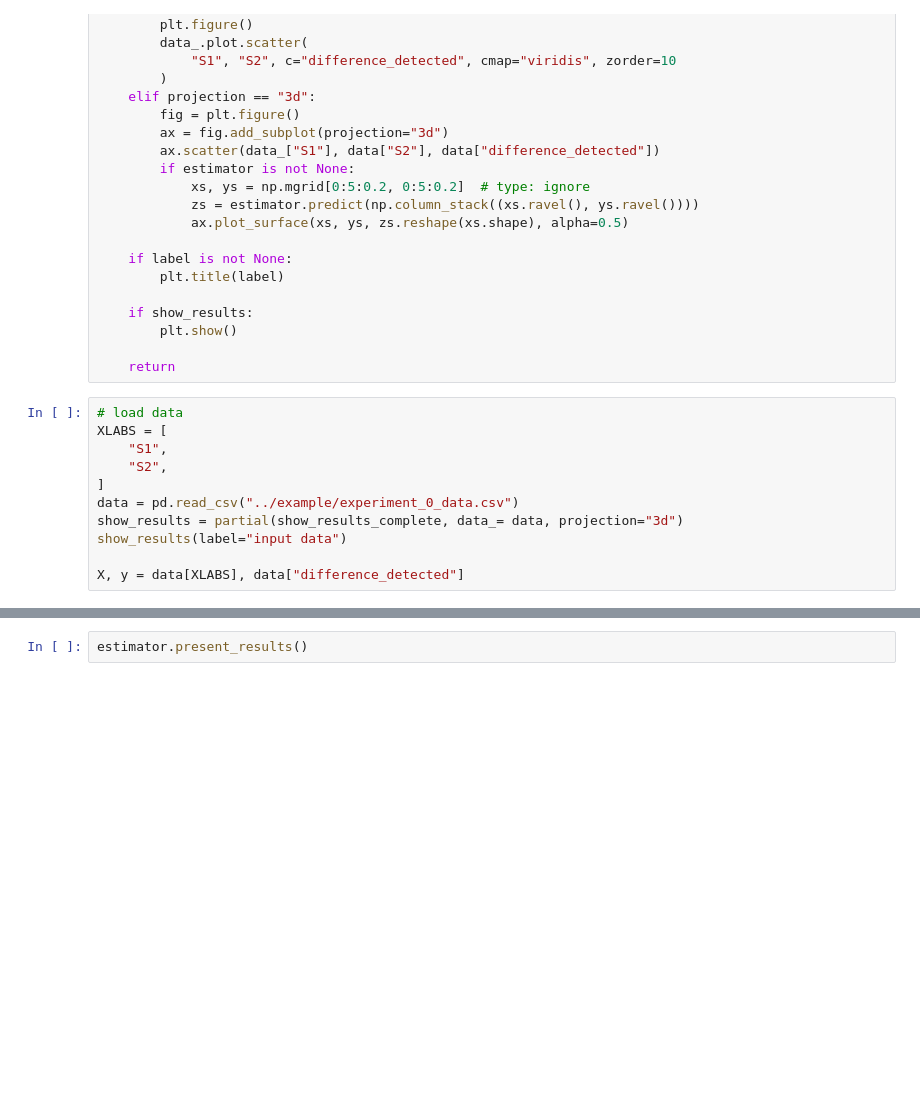
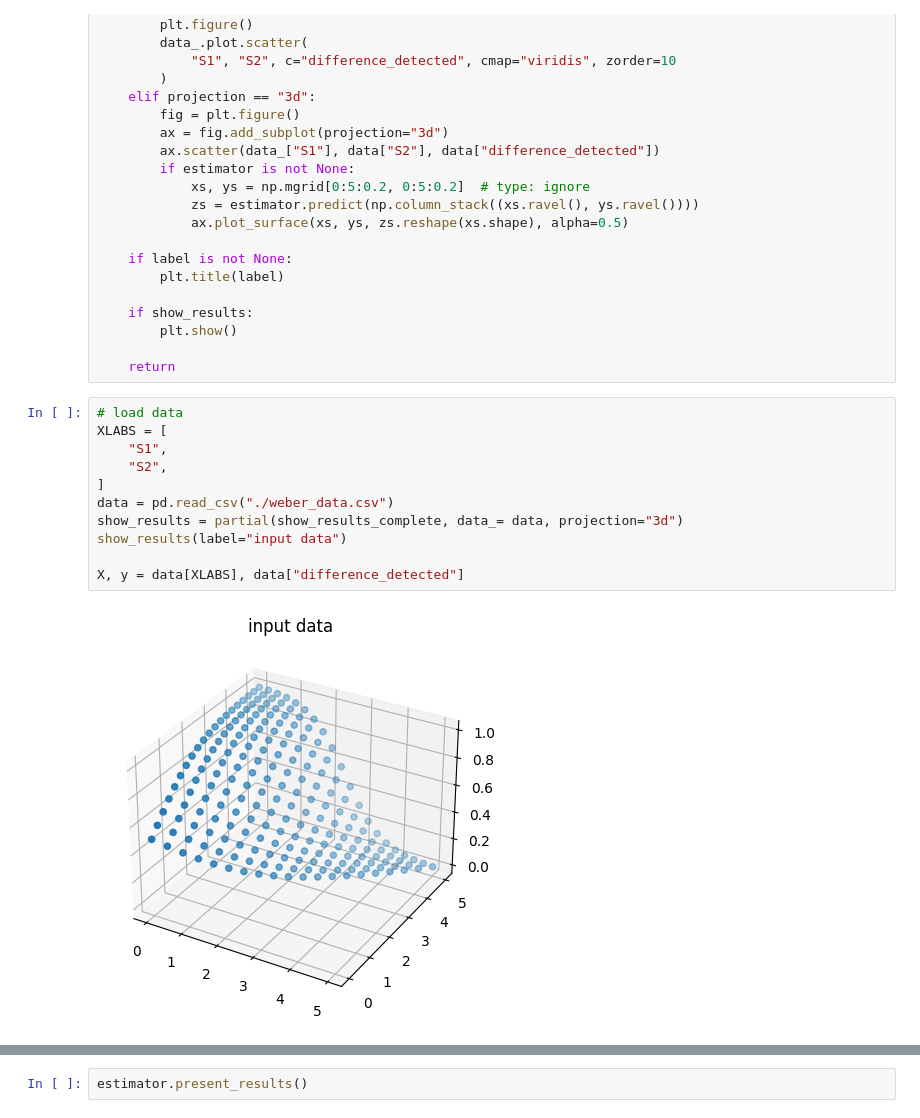
Before and after one commit to AutoResearch/autora, a Jupyter notebook: example/sklearn/bms/weber_bms.ipynb, the cells around one changed output, grey strips where cells are left out. Cells and saved outputs as stored; diff of their text form; blank space fills up the shorter version.

Commit message:
chore: cleaning up weber_bms.ipynb

```diff
--- a/example/sklearn/bms/weber_bms.ipynb
+++ b/example/sklearn/bms/weber_bms.ipynb
@@ -50,14 +46,16 @@ def show_results_complete(
 # %%
 # load data
 XLABS = [
     "S1",
     "S2",
 ]
-data = pd.read_csv("../example/experiment_0_data.csv")
+data = pd.read_csv("./weber_data.csv")
 show_results = partial(show_results_complete, data_= data, projection="3d")
 show_results(label="input data")
 
 X, y = data[XLABS], data["difference_detected"]
+# %% [output]
+[figure, added]
 # %%
 # %% Fit first using a super-simple linear regression
 
```
Also changed, not shown: parts of 4 cells of this notebook.
